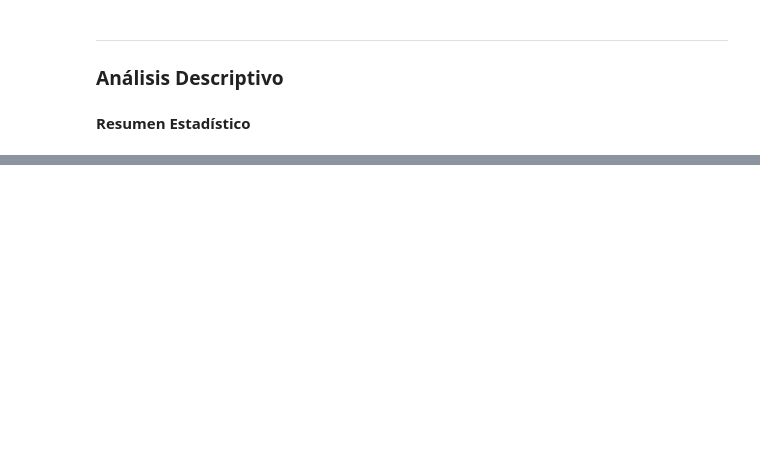
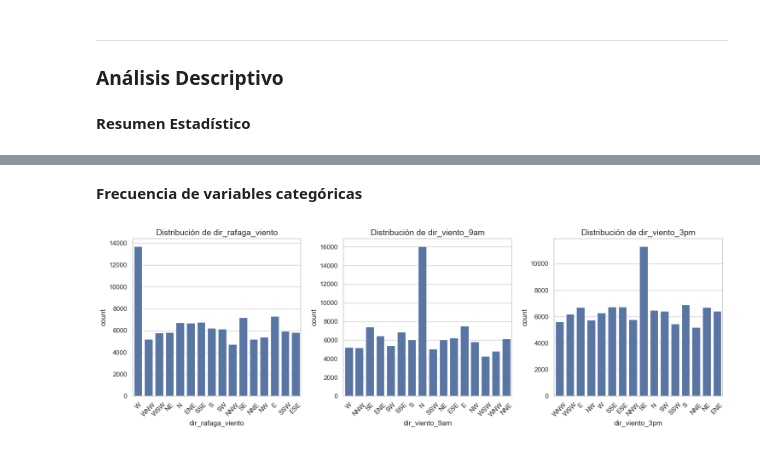
Before and after one commit to mariaRam2003/hdt6_mineria, a Jupyter notebook: HT6-EDA.ipynb, the cells around one changed output, grey strips where cells are left out. Drawn from its saved outputs; the diff is of its cells as text; code cells hidden in the pictures; blank space fills up the shorter version.

```diff
--- a/HT6-EDA.ipynb
+++ b/HT6-EDA.ipynb
@@ -457,0 +488,23 @@ data.shape
+# %% [markdown]
+**Frecuencia de variables categóricas**
+# %%
+categorical_columns = data.select_dtypes(include=['object']).columns.tolist()
+categorical_columns.remove('ubicacion')
+
+# Número de filas/columnas en el subplot
+n_cols = 3  # Puedes ajustar esto según el número de columnas categóricas
+n_rows = (len(categorical_columns) + n_cols - 1) // n_cols
+
+# Crear figura de subplots
+plt.figure(figsize=(5 * n_cols, 5 * n_rows))
+
+for index, column in enumerate(categorical_columns, start=1):
+    plt.subplot(n_rows, n_cols, index)
+    sns.countplot(data=data, x=column)
+    plt.title(f'Distribución de {column}', fontsize=14)
+    plt.xticks(rotation=45)  # Rotar las etiquetas si son muy largas
+
+plt.tight_layout()
+plt.show()
+# %% [output]
+[figure, added]
```
Also changed, not shown: parts of 5 cells of this notebook.
